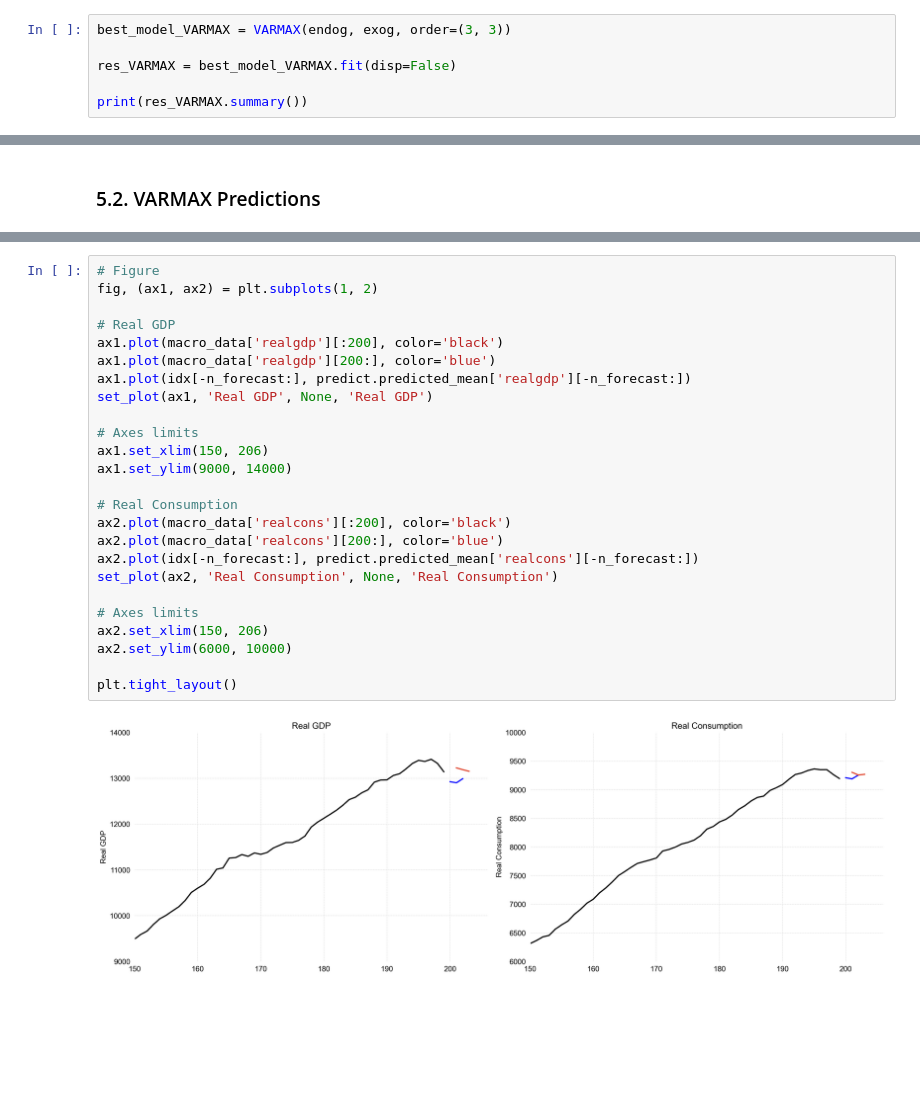
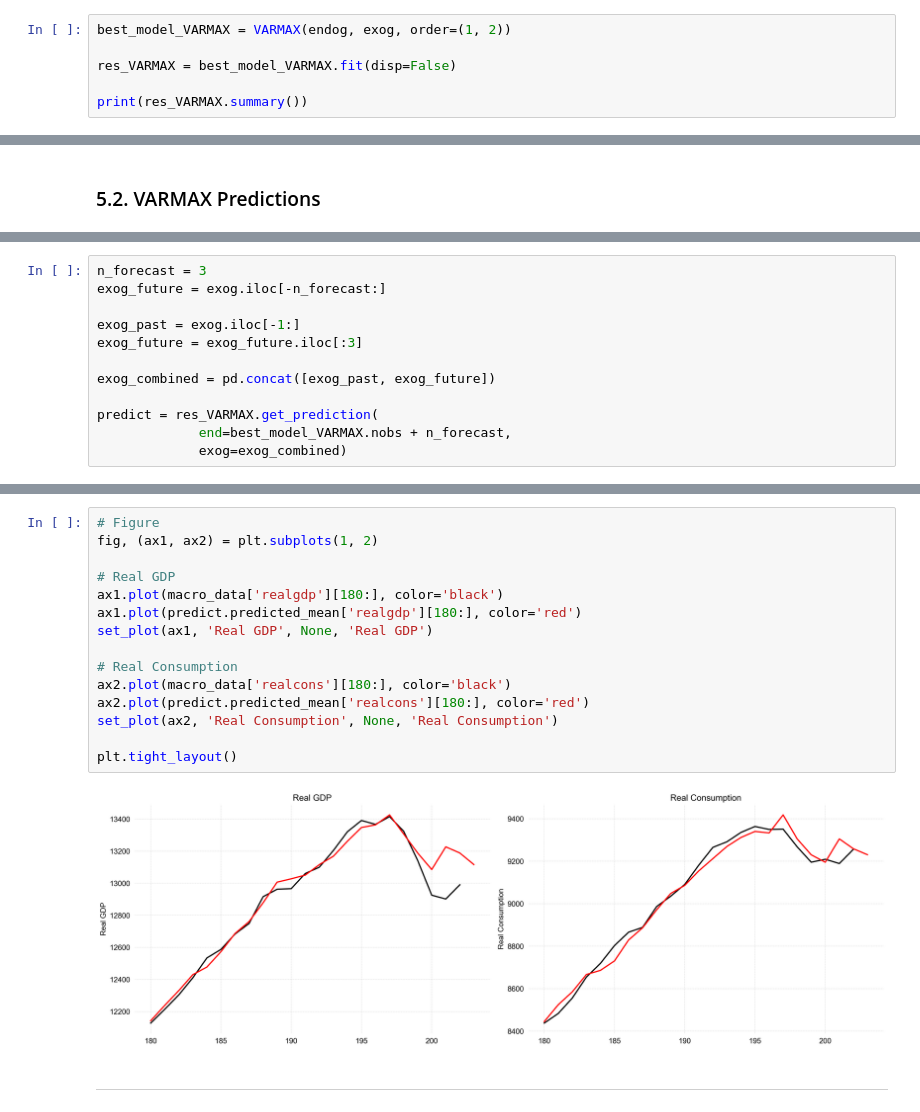
Before and after one commit to caiocasagrande/US_macroeconomic, a Jupyter notebook: notebooks/macroeconomic_varmax_analysis.ipynb, the cells around one changed output, grey strips where cells are left out. Cells and saved outputs as stored; diff of their text form; blank space fills up the shorter version.

```diff
--- a/notebooks/macroeconomic_varmax_analysis.ipynb
+++ b/notebooks/macroeconomic_varmax_analysis.ipynb
@@ -545,5 +552,5 @@ result_df_VARMAX
 # %%
-best_model_VARMAX = VARMAX(endog, exog, order=(3, 3))
+best_model_VARMAX = VARMAX(endog, exog, order=(1, 2))
 
 res_VARMAX = best_model_VARMAX.fit(disp=False)
 
@@ -597,0 +586,12 @@ predict.predicted_mean.tail(3)
+# %%
+n_forecast = 3
+exog_future = exog.iloc[-n_forecast:]
+
+exog_past = exog.iloc[-1:]
+exog_future = exog_future.iloc[:3]
+
+exog_combined = pd.concat([exog_past, exog_future])
+
+predict = res_VARMAX.get_prediction(
+             end=best_model_VARMAX.nobs + n_forecast,
+             exog=exog_combined)
@@ -598,27 +607,19 @@ predict.predicted_mean.tail(3)
 # %%
 # Figure
 fig, (ax1, ax2) = plt.subplots(1, 2)
 
 # Real GDP
-ax1.plot(macro_data['realgdp'][:200], color='black')
-ax1.plot(macro_data['realgdp'][200:], color='blue')
-ax1.plot(idx[-n_forecast:], predict.predicted_mean['realgdp'][-n_forecast:])
+ax1.plot(macro_data['realgdp'][180:], color='black')
+ax1.plot(predict.predicted_mean['realgdp'][180:], color='red')
 set_plot(ax1, 'Real GDP', None, 'Real GDP')
 
-# Axes limits
-ax1.set_xlim(150, 206)
-ax1.set_ylim(9000, 14000)
-
 # Real Consumption
-ax2.plot(macro_data['realcons'][:200], color='black')
-ax2.plot(macro_data['realcons'][200:], color='blue')
-ax2.plot(idx[-n_forecast:], predict.predicted_mean['realcons'][-n_forecast:])
+ax2.plot(macro_data['realcons'][180:], color='black')
+ax2.plot(predict.predicted_mean['realcons'][180:], color='red')
 set_plot(ax2, 'Real Consumption', None, 'Real Consumption')
 
-# Axes limits
-ax2.set_xlim(150, 206)
-ax2.set_ylim(6000, 10000)
-
 plt.tight_layout()
 # %% [output]
-[figure, old version]
+[figure, new version]
+# %% [markdown]
+***
```
Also changed, not shown: parts of 17 cells of this notebook.
